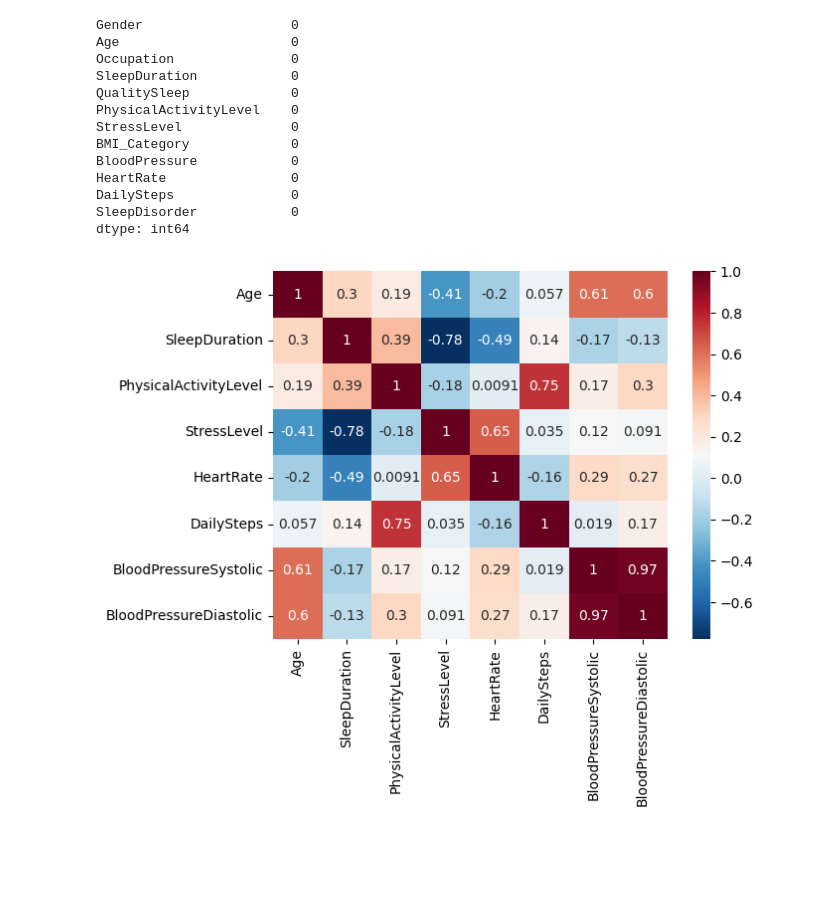
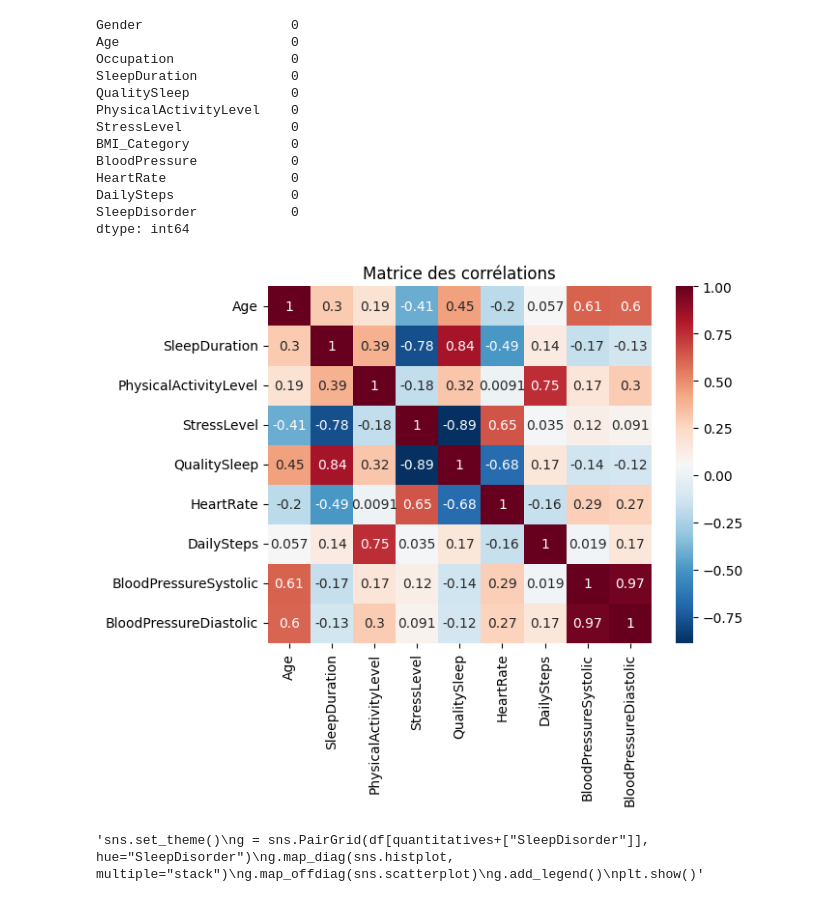
Before and after one commit to VinhHoaTU/Sleep-Problem-Detection, a Jupyter notebook: Script/Notebook.ipynb, the cells around one changed output. Cells and saved outputs as stored; diff of their text form; code cells hidden in the pictures; blank space fills up the shorter version.

Commit message:
Ajout du pair plot et encodage minimal/full

```diff
--- a/Script/Notebook.ipynb
+++ b/Script/Notebook.ipynb
@@ -82,7 +82,7 @@ for i in range(1,len(df)+1):
 df.drop(columns="BloodPressure", inplace=True)
 
 # On crée la liste des noms de variables quantitatives et qualitatives ordinales
-quantitatives = ["Age", "SleepDuration", "PhysicalActivityLevel", "StressLevel",
+quantitatives = ["Age", "SleepDuration", "PhysicalActivityLevel", "StressLevel", "QualitySleep",
                  "HeartRate", "DailySteps", "BloodPressureSystolic", "BloodPressureDiastolic"]
 
 # On prépare une nouvelle colonne binaire pour les sujets sains et qui présentent un trouble du sommeil
@@ -91,7 +91,8 @@ df["HasSleepDisorder"] = df["SleepDisorder"].map(encoding)
 # %%
 # On crée la matrice des corrélation pour les variables quantitatives et qualitatives ordinales
 sns.heatmap(df[quantitatives].corr(), annot=True, cmap="RdBu_r")
+plt.title("Matrice des corrélations")
 plt.show()
 # plt.savefig()
 # %% [output]
-[figure, old version]
+[figure, new version]
@@ -126,0 +99,9 @@ X_train, X_test, y_train, y_test = train_test_split(df.drop(columns=["SleepDisor
+# %%
+'''sns.set_theme()
+g = sns.PairGrid(df[quantitatives+["SleepDisorder"]], hue="SleepDisorder")
+g.map_diag(sns.histplot, multiple="stack")
+g.map_offdiag(sns.scatterplot)
+g.add_legend()
+plt.show()'''
+# %% [output]
+'sns.set_theme()\ng = sns.PairGrid(df[quantitatives+["SleepDisorder"]], hue="SleepDisorder")\ng.map_diag(sns.histplot, multiple="stack")\ng.map_offdiag(sns.scatterplot)\ng.add_legend()\nplt.show()'
```
Also changed, not shown: parts of 3 cells of this notebook.
